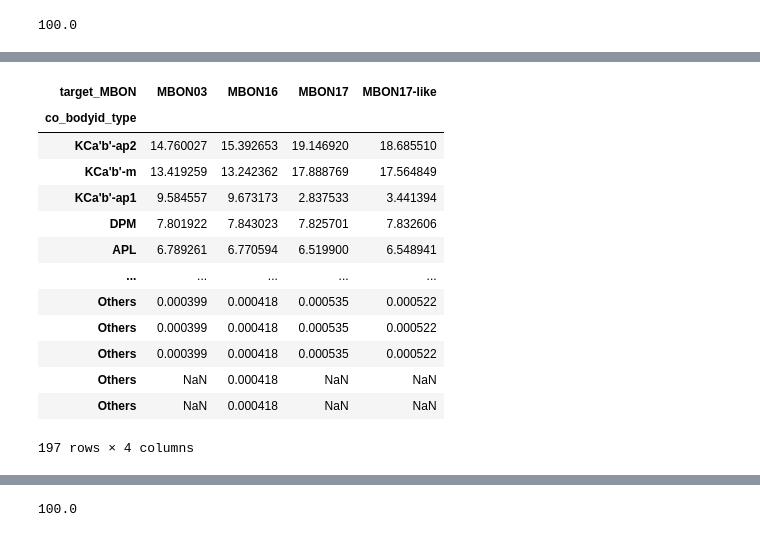
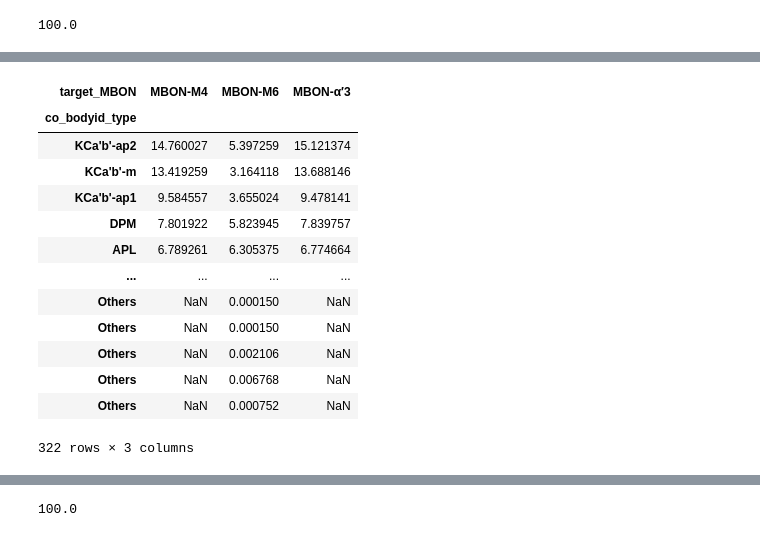
Before and after one commit to jagannathancolabs/2022_postsynapticplasticity, a Jupyter notebook: python/kcmbon_postsynapticspecificity.ipynb, the cells around one changed output, grey strips where cells are left out. Cells and saved outputs as stored; diff of their text form; code cells hidden in the pictures.

```diff
--- a/python/kcmbon_postsynapticspecificity.ipynb
+++ b/python/kcmbon_postsynapticspecificity.ipynb
@@ -294,5 +313,2 @@ paper_mbons = ['MBON03','MBON16','MBON17','MBON17-like']
-# %%
-allmbonspecific_df = allmbonspecific_df[~allmbonspecific_df['targetname'].isin(paper_mbons)]
-allnorm_mbonspecific_df = allnorm_mbonspecific_df[~allnorm_mbonspecific_df['targetname'].isin(paper_mbons)]
 # %%
 synpasecount_cobodyids_df = pd.DataFrame([])
@@ -451,6 +458,6 @@ cobodyid_by_mbontype_df
 # %%
 normcobodyid_by_mbontype_df = cobodyid_by_mbontype_df.copy()
-cols = ['MBON03', 'MBON16', 'MBON17', 'MBON17-like']
+cols = ['MBON-M4', 'MBON-M6', 'MBON-α′3']
 normcobodyid_by_mbontype_df[cols] = 100*normcobodyid_by_mbontype_df[cols] / normcobodyid_by_mbontype_df[cols].sum()
 # %%
 normcobodyid_by_mbontype_df
@@ -474,13 +481,12 @@ normcobodyid_by_mbontype_df['MBON03'].sum()
 # %% [output]
 100.0
 # %%
-top_mbon03 = normcobodyid_by_mbontype_df.sort_values(by=['MBON03'], ascending=False)
-top_mbon16 = normcobodyid_by_mbontype_df.sort_values(by=['MBON16'], ascending=False)
-top_mbon17 = normcobodyid_by_mbontype_df.sort_values(by=['MBON17'], ascending=False)
-top_mbon17like = normcobodyid_by_mbontype_df.sort_values(by=['MBON17-like'], ascending=False)
+top_mbonm4 = normcobodyid_by_mbontype_df.sort_values(by=['MBON-M4'], ascending=False)
+top_mbonm6 = normcobodyid_by_mbontype_df.sort_values(by=['MBON-M6'], ascending=False)
+top_mbonα3 = normcobodyid_by_mbontype_df.sort_values(by=['MBON-α′3'], ascending=False)
 # %%
-topneurontypes = reduce(np.union1d, (top_mbon03.index[0:9].values, top_mbon16.index[0:9].values,
-                    top_mbon17.index[0:9].values, top_mbon17like.index[0:9].values))
+topneurontypes = reduce(np.union1d, (top_mbonm4.index[0:9].values, top_mbonm6.index[0:9].values,
+                    top_mbonα3.index[0:9].values))
 # %%
 topneurontypes
 # %% [output]
@@ -522,21 +533,21 @@ normcobodyid_by_mbontype_df
 # %%
-sorted_df = normcobodyid_by_mbontype_df.sort_values('MBON03', ascending = False)
+sorted_df = normcobodyid_by_mbontype_df.sort_values('MBON-M4', ascending = False)
 sorted_df
 # %% [output]
-| target_MBON | MBON03 | MBON16 | MBON17 | MBON17-like |
-| co_bodyid_type |  |  |  |  |
-| KCa'b'-ap2 | 14.760027 | 15.392653 | 19.146920 | 18.685510 |
-| KCa'b'-m | 13.419259 | 13.242362 | 17.888769 | 17.564849 |
-| KCa'b'-ap1 | 9.584557 | 9.673173 | 2.837533 | 3.441394 |
-| DPM | 7.801922 | 7.843023 | 7.825701 | 7.832606 |
-| APL | 6.789261 | 6.770594 | 6.519900 | 6.548941 |
-| ... | ... | ... | ... | ... |
-| Others | 0.000399 | 0.000418 | 0.000535 | 0.000522 |
-| Others | 0.000399 | 0.000418 | 0.000535 | 0.000522 |
-| Others | 0.000399 | 0.000418 | 0.000535 | 0.000522 |
-| Others | NaN | 0.000418 | NaN | NaN |
-| Others | NaN | 0.000418 | NaN | NaN |
+| target_MBON | MBON-M4 | MBON-M6 | MBON-α′3 |
+| co_bodyid_type |  |  |  |
+| KCa'b'-ap2 | 14.760027 | 5.397259 | 15.121374 |
+| KCa'b'-m | 13.419259 | 3.164118 | 13.688146 |
+| KCa'b'-ap1 | 9.584557 | 3.655024 | 9.478141 |
+| DPM | 7.801922 | 5.823945 | 7.839757 |
+| APL | 6.789261 | 6.305375 | 6.774664 |
+| ... | ... | ... | ... |
+| Others | NaN | 0.000150 | NaN |
+| Others | NaN | 0.000150 | NaN |
+| Others | NaN | 0.002106 | NaN |
+| Others | NaN | 0.006768 | NaN |
+| Others | NaN | 0.000752 | NaN |
-197 rows × 4 columns
+322 rows × 3 columns
 # %%
 sorted_df = sorted_df[sorted_df.index != 'Others']
 # %%
```
Also changed, not shown: parts of 40 cells of this notebook, 10 other files.
